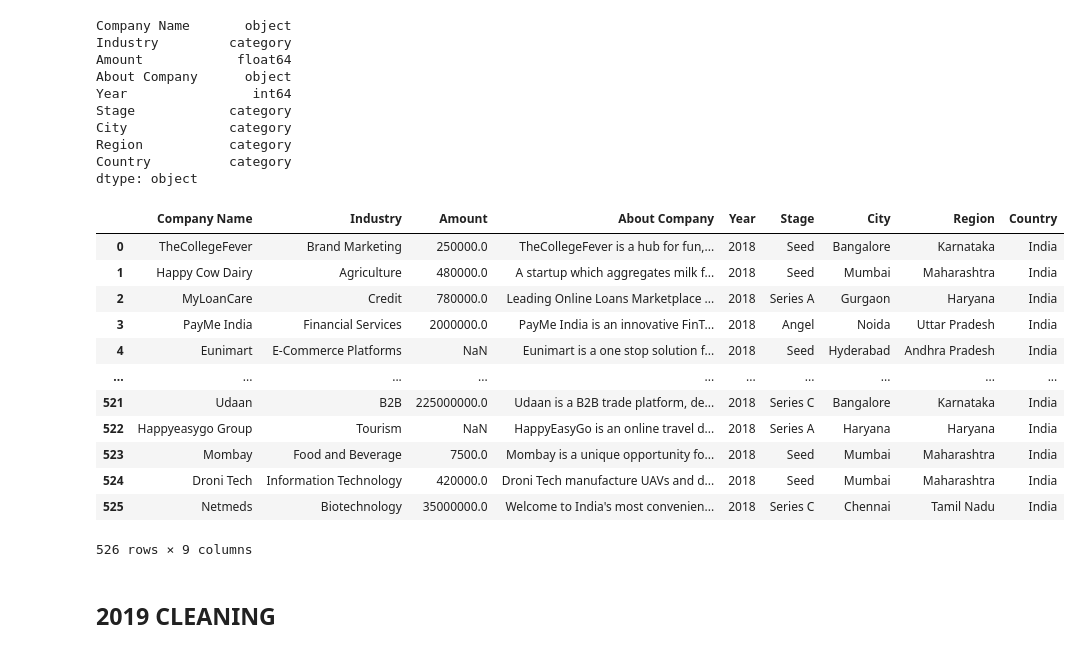
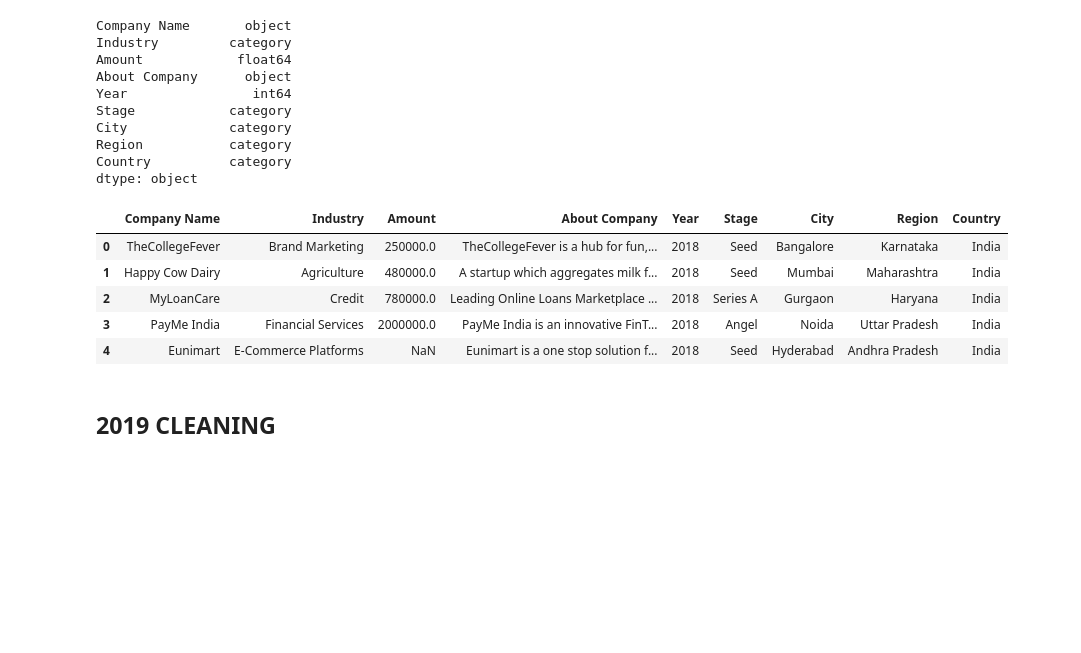
Before and after one commit to Rama-Mwenda/Indian_Ecosystem_Analysis, a Jupyter notebook: Analysis_Notebook.ipynb, the cells around one changed output. Drawn from its saved outputs; the diff is of its cells as text; code cells hidden in the pictures; blank space fills up the shorter version.

```diff
--- a/Analysis_Notebook.ipynb
+++ b/Analysis_Notebook.ipynb
@@ -813,21 +816,14 @@ Region           category
 Country          category
 dtype: object
 # %%
-df_2018
+df_2018.head()
 # %% [output]
 |  | Company Name | Industry | Amount | About Company | Year | Stage | City | Region | Country |
 | 0 | TheCollegeFever | Brand Marketing | 250000.0 | TheCollegeFever is a hub for fun,... | 2018 | Seed | Bangalore | Karnataka | India |
 | 1 | Happy Cow Dairy | Agriculture | 480000.0 | A startup which aggregates milk f... | 2018 | Seed | Mumbai | Maharashtra | India |
 | 2 | MyLoanCare | Credit | 780000.0 | Leading Online Loans Marketplace ... | 2018 | Series A | Gurgaon | Haryana | India |
 | 3 | PayMe India | Financial Services | 2000000.0 | PayMe India is an innovative FinT... | 2018 | Angel | Noida | Uttar Pradesh | India |
 | 4 | Eunimart | E-Commerce Platforms | NaN | Eunimart is a one stop solution f... | 2018 | Seed | Hyderabad | Andhra Pradesh | India |
-| ... | ... | ... | ... | ... | ... | ... | ... | ... | ... |
-| 521 | Udaan | B2B | 225000000.0 | Udaan is a B2B trade platform, de... | 2018 | Series C | Bangalore | Karnataka | India |
-| 522 | Happyeasygo Group | Tourism | NaN | HappyEasyGo is an online travel d... | 2018 | Series A | Haryana | Haryana | India |
-| 523 | Mombay | Food and Beverage | 7500.0 | Mombay is a unique opportunity fo... | 2018 | Seed | Mumbai | Maharashtra | India |
-| 524 | Droni Tech | Information Technology | 420000.0 | Droni Tech manufacture UAVs and d... | 2018 | Seed | Mumbai | Maharashtra | India |
-| 525 | Netmeds | Biotechnology | 35000000.0 | Welcome to India's most convenien... | 2018 | Series C | Chennai | Tamil Nadu | India |
-526 rows × 9 columns
 # %% [markdown]
 ## **2019 CLEANING**
 # %% [markdown]
```
Also changed, not shown: parts of 1 cell of this notebook.
